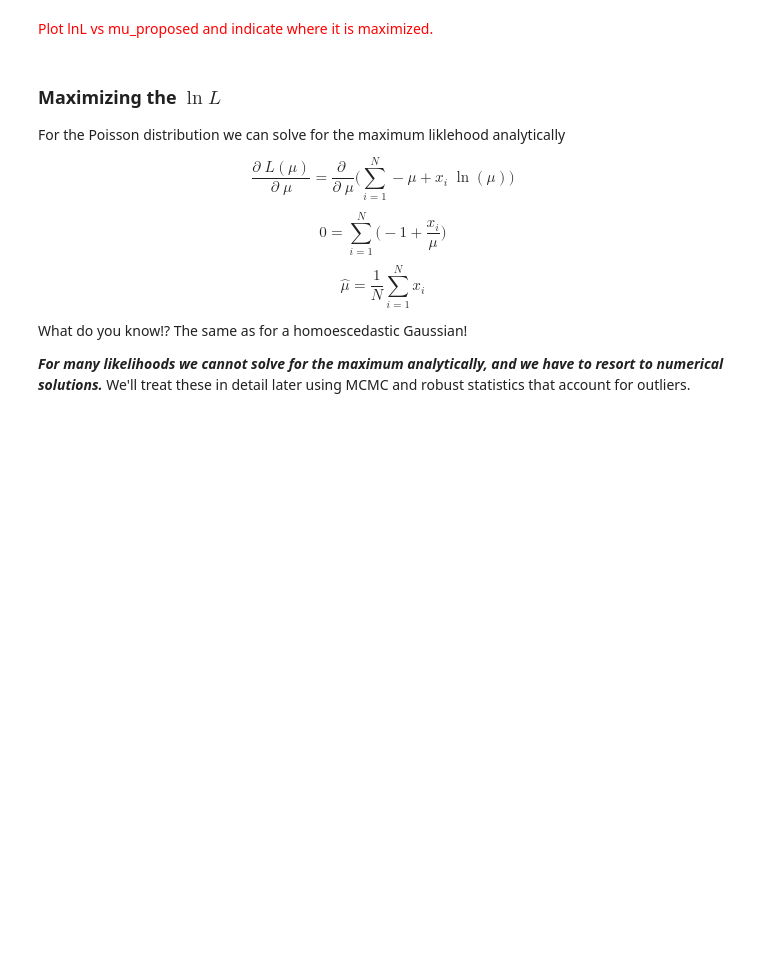
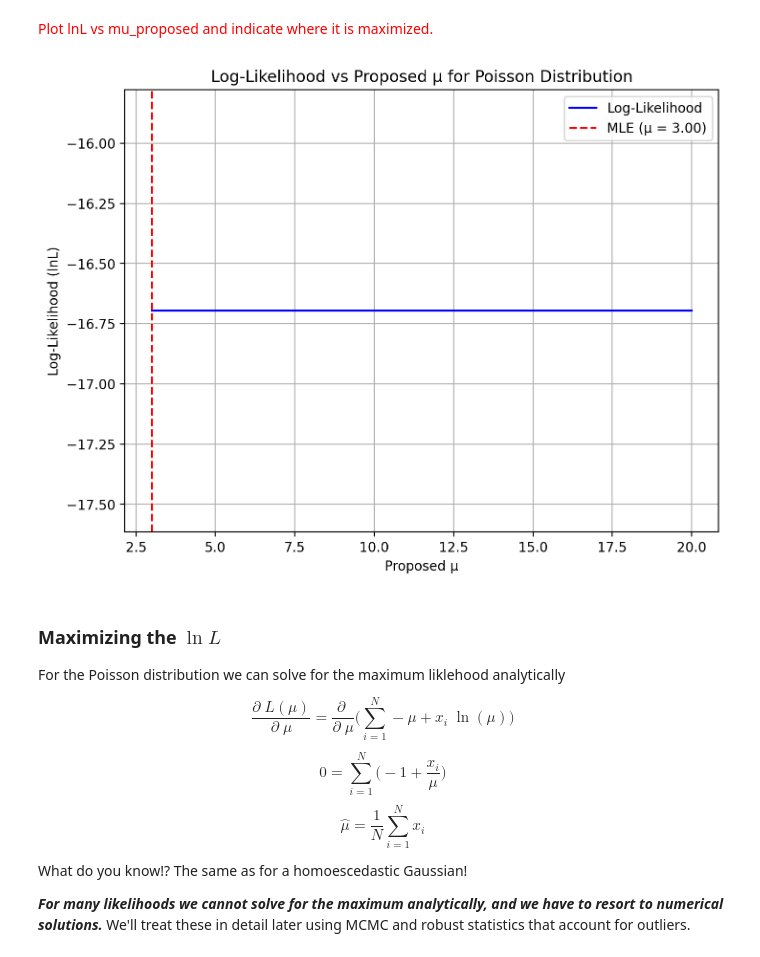
Before and after one commit to R-bna/sci-comp-ii-fall24, a Jupyter notebook: Working/Lecture_5_maxlike.ipynb, the cells around one changed output. Drawn from its saved outputs; the diff is of its cells as text; code cells hidden in the pictures; blank space fills up the shorter version.

```diff
--- a/Working/Lecture_5_maxlike.ipynb
+++ b/Working/Lecture_5_maxlike.ipynb
@@ -557,13 +574,13 @@ plt.ylabel("Normed Counts");
 poisson_data = poisson.rvs(12, size=5)
 
 # Scan across 1000 possible mu values from 3 to 20.
-mu_proposed = np.linspace(___,___,___)
+mu_proposed = np.linspace(3,20,1000)
 
 # compute the lnL for each possible mu.
 lnL_scan = []
 for mu in mu_proposed:
-    lnL_temp = poisson.logpmf(poisson_data, mu=___) # gives you the log prob. density; useful!
-    lnL_temp = ___.___(___) # sum over the log pmf of all data points
+    lnL_temp = poisson.logpmf(poisson_data, mu=12) # gives you the log prob. density; useful!
+    lnL_temp = np.sum(lnL_temp) # sum over the log pmf of all data points
     lnL_scan.append( lnL_temp )
 
 # convert to numpy array
@@ -571,8 +588,22 @@ lnL_scan = np.array(lnL_scan)
 
 # write some quick code below to find the element of
 # mu_proposed that maximizes the lnL.
+max_index = np.argmax(lnL_scan)
+hat_mu = mu_proposed[max_index]
 # %% [markdown]
 <font color='red'>Plot lnL vs mu_proposed and indicate where it is maximized.</font>
+# %%
+plt.figure(figsize=(8, 6))
+plt.plot(mu_proposed, lnL_scan, label='Log-Likelihood', color='blue')
+plt.axvline(x=hat_mu, color='red', linestyle='--', label=f'MLE (μ = {hat_mu:.2f})')
+plt.xlabel('Proposed μ')
+plt.ylabel('Log-Likelihood (lnL)')
+plt.title('Log-Likelihood vs Proposed μ for Poisson Distribution')
+plt.legend()
+plt.grid()
+plt.show()
+# %% [output]
+[figure, added]
 # %% [markdown]
 ### Maximizing the $\ln L$
 
```
Also changed, not shown: parts of 4 cells of this notebook.
